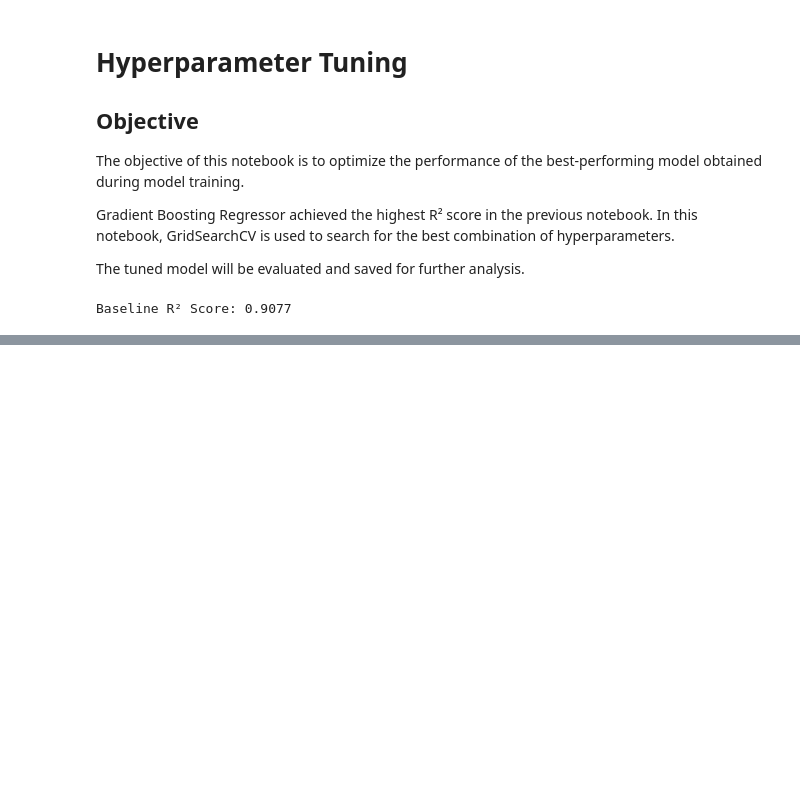
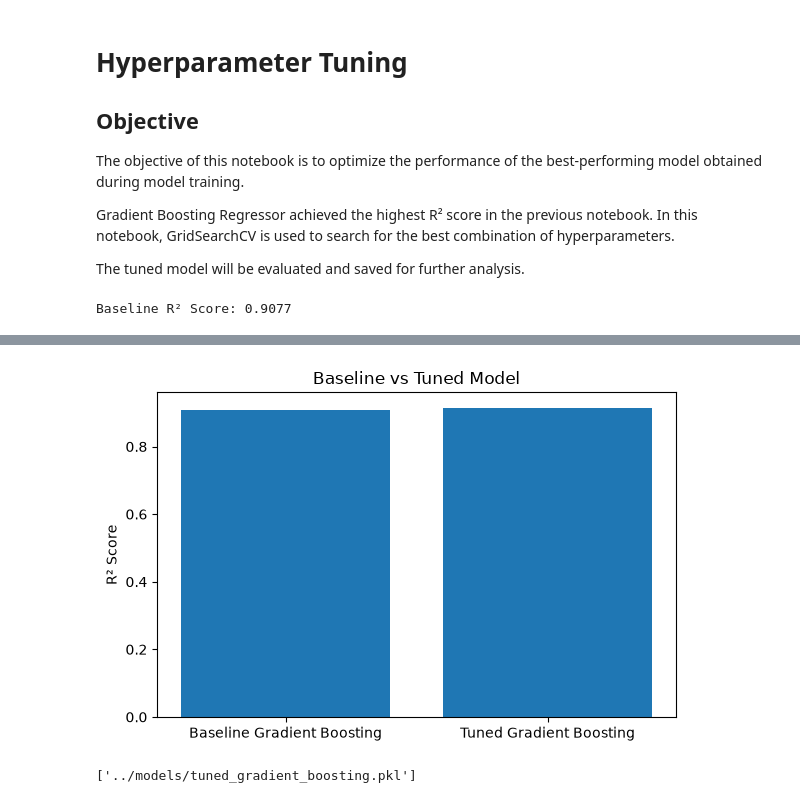
Before and after one commit to interterrestrial/House-Price-Prediction, a Jupyter notebook: notebooks/06_Hyperparameter_Tuning.ipynb, the cells around one changed output, grey strips where cells are left out. Cells and saved outputs as stored; diff of their text form; code cells hidden in the pictures; blank space fills up the shorter version.

Commit message:
Gradient Boosting Regressor was optimized using GridSearchCV.

```diff
--- a/notebooks/06_Hyperparameter_Tuning.ipynb
+++ b/notebooks/06_Hyperparameter_Tuning.ipynb
@@ -132,0 +154,38 @@ comparison
+# %%
+# ==========================
+# Visualization
+# ==========================
+
+plt.figure(figsize = (6, 4))
+
+plt.bar(
+    comparison['Model'],
+    comparison['R2 Score']
+)
+
+plt.ylabel("R² Score")
+
+plt.title("Baseline vs Tuned Model")
+
+plt.tight_layout()
+
+plt.savefig(
+    "../reports/figures/hyperparameter_tuning_comparison.png",
+    dpi=300,
+    bbox_inches="tight"
+)
+
+plt.show()
+# %% [output]
+[figure, added]
+# %%
+# ==========================
+# Saving Tuned Model
+# ==========================
+
+joblib.dump(
+    best_model,
+    "../models/tuned_gradient_boosting.pkl"
+)
+# %% [output]
+['../models/tuned_gradient_boosting.pkl']
```
Also changed, not shown: parts of 7 cells of this notebook, 4 other files.
